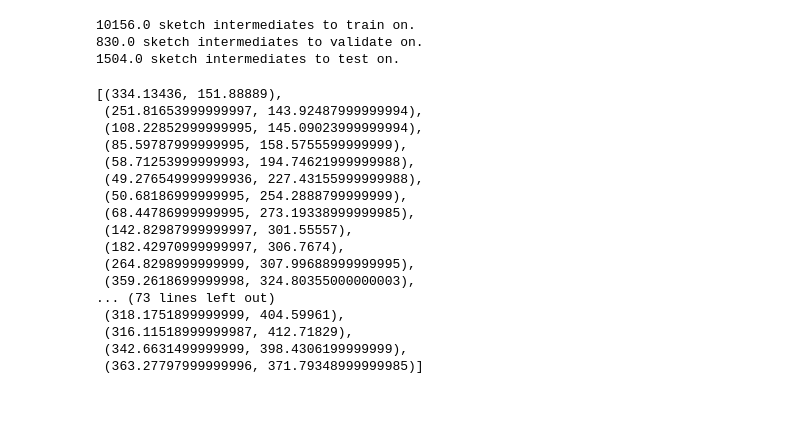
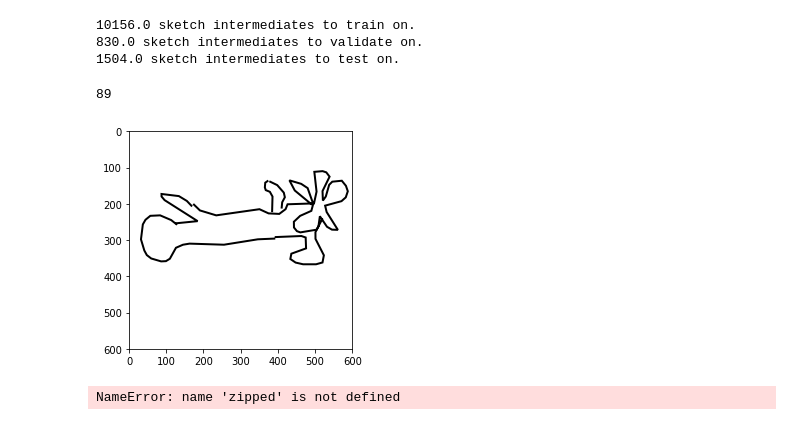
Before and after one commit to judithfan/pix2svg, a Jupyter notebook: tf_sketchy.ipynb, the cells around one changed output. Drawn from its saved outputs; the diff is of its cells as text; code cells hidden in the pictures.

```diff
--- a/tf_sketchy.ipynb
+++ b/tf_sketchy.ipynb
@@ -268,20 +273,29 @@ print np.shape(F_train)
-# %%
-verts
-# %% [output]
-[(334.13436, 151.88889),
- (251.81653999999997, 143.92487999999994),
- (108.22852999999995, 145.09023999999994),
- (85.59787999999995, 158.5755599999999),
- (58.71253999999993, 194.74621999999988),
- (49.276549999999936, 227.43155999999988),
- (50.68186999999995, 254.2888799999999),
- (68.44786999999995, 273.19338999999985),
- (142.82987999999997, 301.55557),
- (182.42970999999997, 306.7674),
- (264.8298999999999, 307.99688999999995),
- (359.2618699999998, 324.80355000000003),
-... (73 lines left out)
- (318.1751899999999, 404.59961),
- (316.11518999999987, 412.71829),
- (342.6631499999999, 398.4306199999999),
- (363.27797999999996, 371.79348999999985)]
+# %%
+len(verts)
+# %% [output]
+89
+# %%
+fig = plt.figure(figsize=(4,4))
+ax = plt.subplot(111)
+# ax.axis('off')
+ax.set_xlim(0,600)
+ax.set_ylim(0,600)
+path = Path(verts, codes)
+patch = patches.PathPatch(path, facecolor='none', lw=2)
+ax.add_patch(patch)
+plt.gca().invert_yaxis() # y values increase as you go down in image
+plt.show()
+# %% [output]
+[figure, added]
+# %%
+###
+Verts = []
+Codes = []
+
+for idx in range(len(airplanes)):
+    sample = airplanes[idx]
+    this_sketchID = zipped[idx][1]
+    lines = strokes_to_lines(to_normal_strokes(sample['strokes']))
+    verts,codes = polyline_pathmaker(lines)
+# %% [output]
+NameError: name 'zipped' is not defined
```
Also changed, not shown: parts of 4 cells of this notebook.
